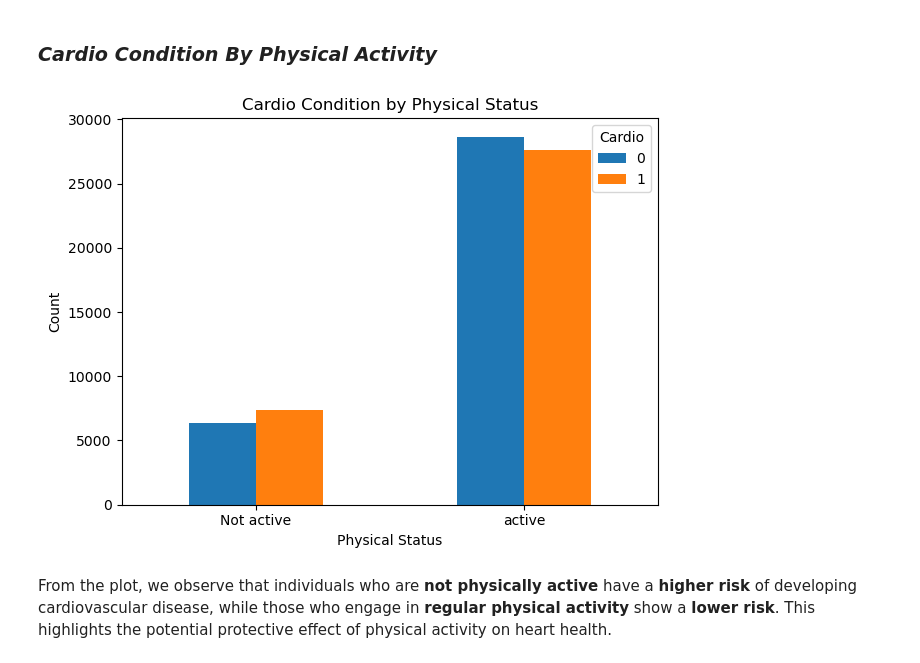
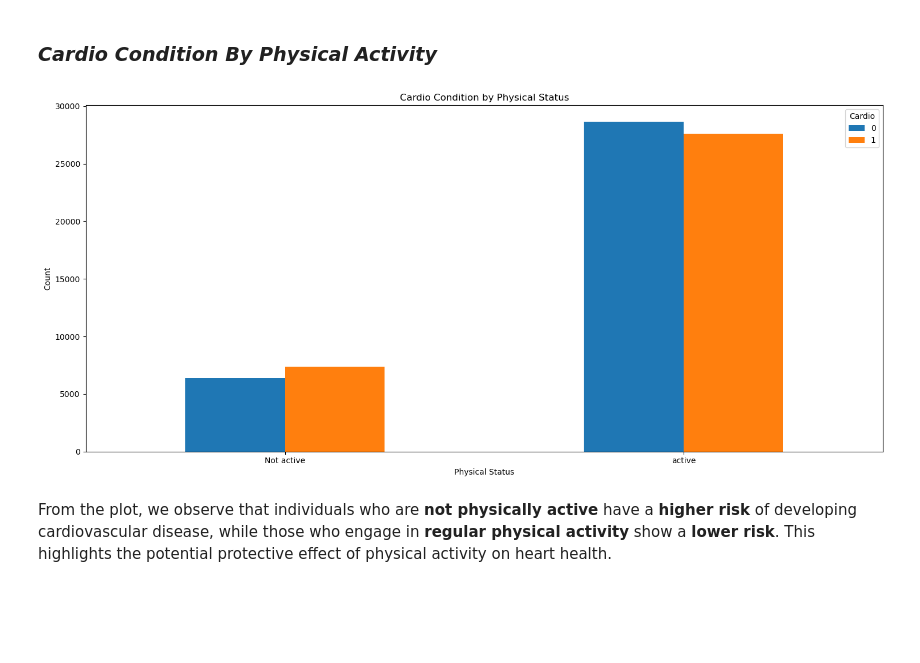
Before and after one commit to kev-analytic/Cardiovascular-Disease-Risk-Factor-Analysis, a Jupyter notebook: notebook.ipynb, the cells around one changed output. Cells and saved outputs as stored; diff of their text form; code cells hidden in the pictures; blank space fills up the shorter version.

```diff
--- a/notebook.ipynb
+++ b/notebook.ipynb
@@ -453,18 +459,18 @@ From the plot, we observe that individuals with **normal cholesterol levels** ar
 # %%
 # plotting bar graph of physical activity vs cardio condition
 grouped_phyc = df_clean.groupby(["active", "cardio"]).size().unstack()
-ax = grouped_phyc.plot(kind="bar")
+ax = grouped_phyc.plot(kind="bar",figsize=(15,7))
 
 # Set custom x-axis labels
 ax.set_xticklabels(["Not active", "active"], rotation=0)
 plt.xlabel("Physical Status")
 plt.ylabel("Count")
 plt.title("Cardio Condition by Physical Status")
 plt.legend(title="Cardio")
 plt.tight_layout()
 plt.show()
 # %% [output]
-[figure, old version]
+[figure, new version]
 # %% [markdown]
 From the plot, we observe that individuals who are **not physically active** have a **higher risk** of developing cardiovascular disease, while those who engage in **regular physical activity** show a **lower risk**. This highlights the potential protective effect of physical activity on heart health.
 # %% [markdown]
```
Also changed, not shown: parts of 29 cells of this notebook.
